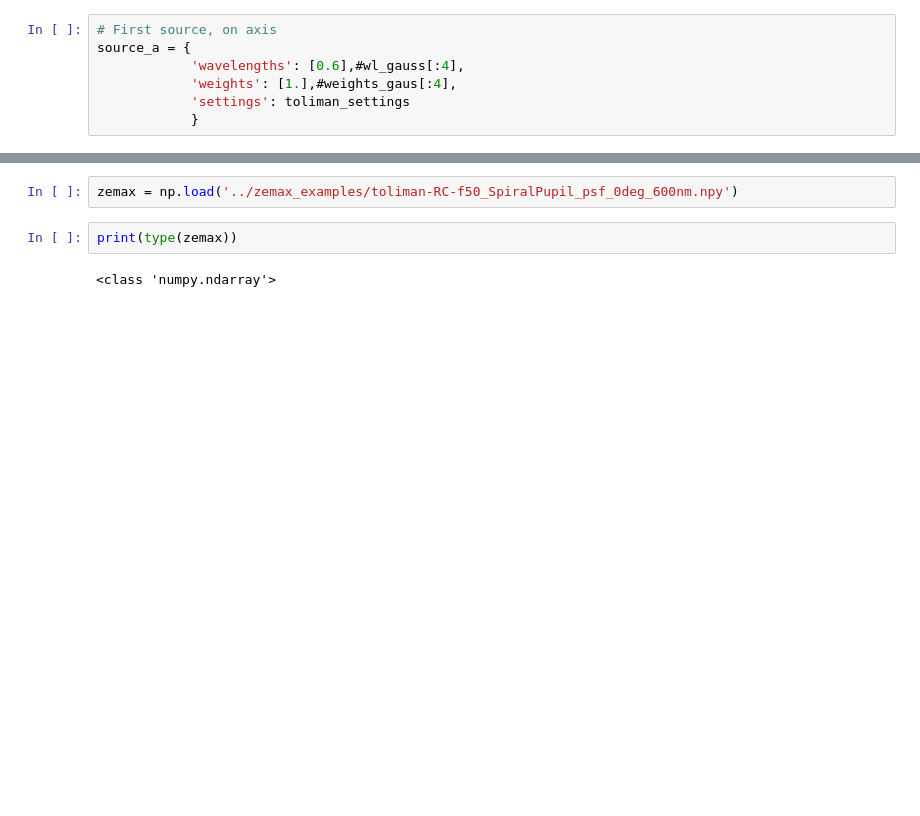
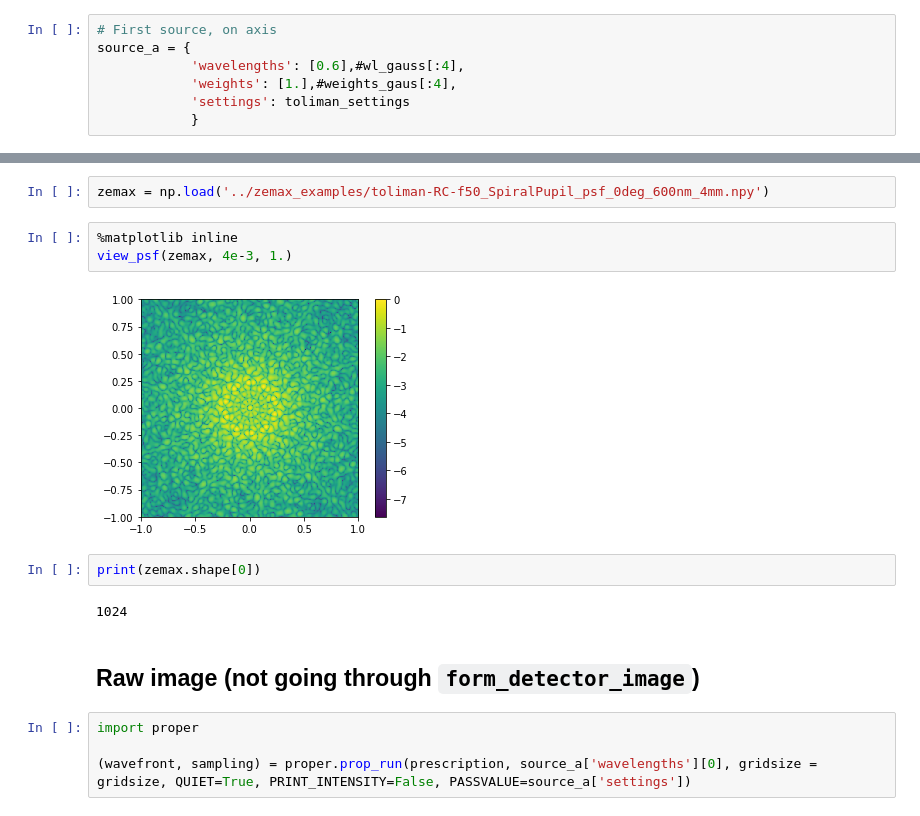
Before and after one commit to benjaminpope/toliman, a Jupyter notebook: image_modelling/notebooks/Validate spiral PSF.ipynb, the cells around one changed output, grey strips where cells are left out. Cells and saved outputs as stored; diff of their text form; blank space fills up the shorter version.

```diff
--- a/image_modelling/notebooks/Validate spiral PSF.ipynb
+++ b/image_modelling/notebooks/Validate spiral PSF.ipynb
@@ -78,6 +84,17 @@ plt.show()
 # %%
-zemax = np.load('../zemax_examples/toliman-RC-f50_SpiralPupil_psf_0deg_600nm.npy')
+zemax = np.load('../zemax_examples/toliman-RC-f50_SpiralPupil_psf_0deg_600nm_4mm.npy')
+# %%
+%matplotlib inline
+view_psf(zemax, 4e-3, 1.)
+# %% [output]
+[figure, added]
 # %%
-print(type(zemax))
+print(zemax.shape[0])
 # %% [output]
-<class 'numpy.ndarray'>
+1024
+# %% [markdown]
+## Raw image (not going through `form_detector_image`)
+# %%
+import proper
+
+(wavefront, sampling) = proper.prop_run(prescription, source_a['wavelengths'][0], gridsize = gridsize, QUIET=True, PRINT_INTENSITY=False, PASSVALUE=source_a['settings'])
```
Also changed, not shown: parts of 19 cells of this notebook, 3 other files.
